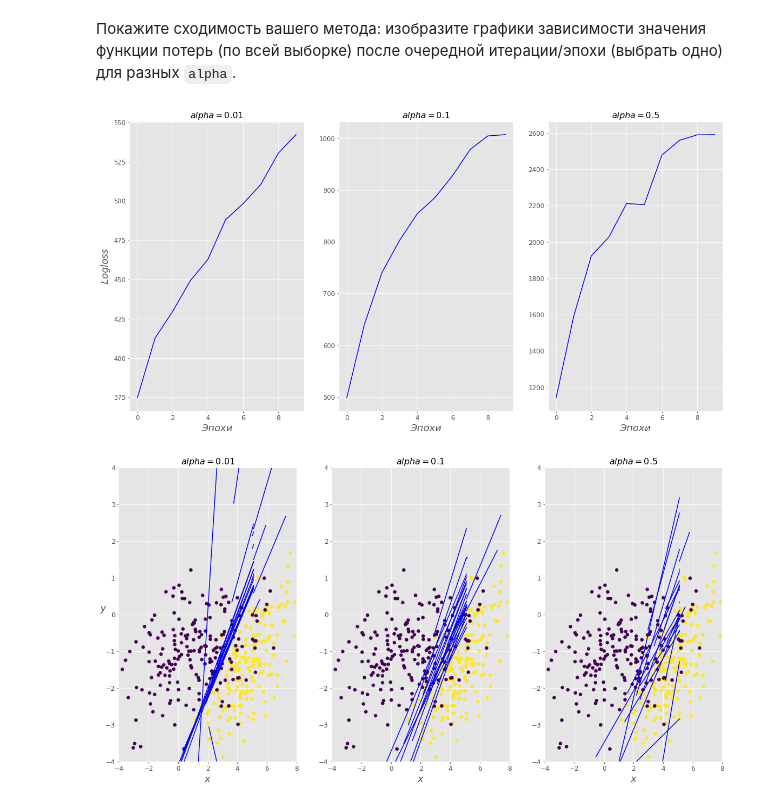
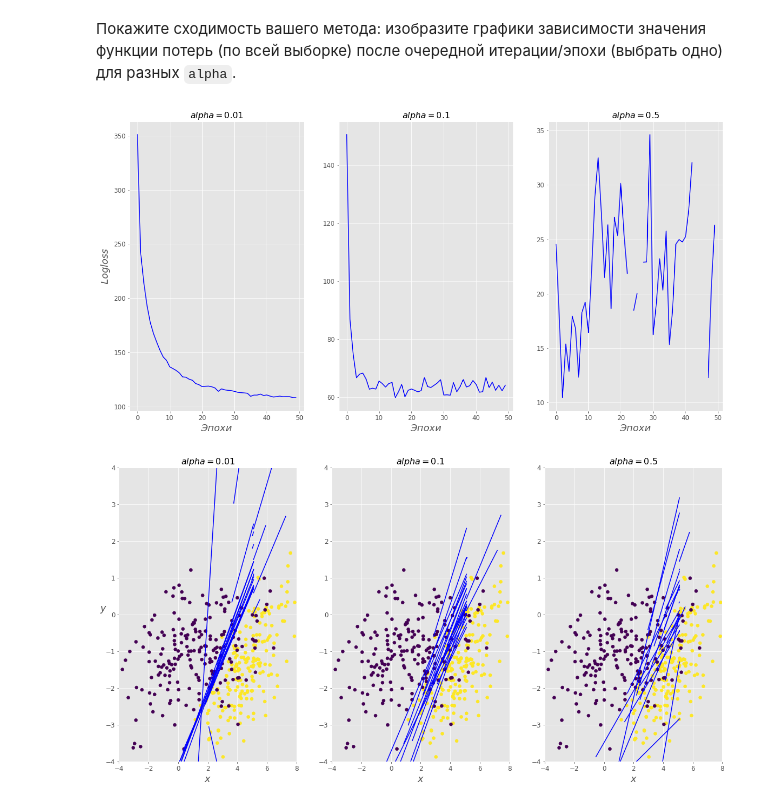
Before and after one commit to Albinamkh21/ds_hw, a Jupyter notebook: homework3_logreg.ipynb, the cells around one changed output. Saved outputs shown, nothing was run; the diff lists cells and outputs as text; code cells hidden in the pictures.

Commit message:
Logred add plots

```diff
--- a/homework3_logreg.ipynb
+++ b/homework3_logreg.ipynb
@@ -47,11 +47,11 @@ class MySGDClassifier(BaseEstimator, ClassifierMixin):
         Обучение модели
         '''
         m = len(X)
-        t0, t1 = 5., 50  # learning schedule hyperparameters
-
+        self.losses = list(); self.iterations = list()
         self.theta = np.random.randn(3,1)  # random initialization
 
         for epoch in range(self.max_epoch):
+            loss = 0
             p = np.random.permutation(m)
             for idx in p:
                 random_index = np.random.randint(m)
@@ -60,6 +60,10 @@ class MySGDClassifier(BaseEstimator, ClassifierMixin):
                 sg = 1/(1+math.exp(-np.dot(xi,self.theta)))
                 gradients = (sg - yi)*xi
                 self.theta = self.theta - self.alpha * gradients.T
+                p = 1/(1+math.exp(-np.dot(xi,self.theta)))
+                loss = loss  - (yi*np.log(p)  + (1-yi)*np.log(1-p))
+            self.losses.append(loss)
+            self.iterations.append(epoch)
 
         return self
     def partial_fit(self, X, y=None):
@@ -110,7 +114,7 @@ plt.scatter(X[:,0], X[:,1], c=y)
 add = np.ones(400).reshape(400, 1)
 X_new = np.hstack((X,add))
 # %%
-model = MySGDClassifier()
+model = MySGDClassifier(alpha=0.01)
 model.fit(X_new, y)
 model.theta
 # %% [output]
@@ -154,47 +158,30 @@ plt.plot(xx, yy, "k-")
 # %%
 def plot_gd_examples():
     plt.rcParams['axes.labelsize'] = 14
     plt.rcParams['xtick.labelsize'] = 12
     plt.rcParams['ytick.labelsize'] = 12
     theta_path_bgd = []
 
-    def plot_gradient_descent(theta, alpha, theta_path=None):
+    def plot_losses(alpha, theta_path=None):
+        model = MySGDClassifier(alpha=alpha)
+        model.fit(X_new, y)
 
-        m = len(X_new)
-        n_iterations = 10
-        loss_v = []; iterations =[]
-        for epoch in range(n_iterations):
-            loss=0
-            p = np.random.permutation(m)
-            for idx in p:
-                random_index = np.random.randint(m)
-                xi = X_new[[idx], :]
-                yi = y[idx]
-                sg = 1/(1+math.exp(-np.dot(xi,theta)))
-                gradients = (sg - yi)*xi
-                theta = theta - alpha * gradients.T
-                loss = loss + math.log1p(1+math.exp(-np.dot(xi,theta)))
-            loss_v.append(loss)
-            iterations.append(epoch)
-
-        plt.plot(iterations,loss_v, "b-")
+        plt.plot(model.iterations, model.losses, "b-")
         plt.xlabel("$Эпохи$", fontsize=18)
         plt.title(r"$alpha = {}$".format(alpha), fontsize=16)
 
-    np.random.seed(42)
-    theta = np.random.randn(3,1)
 
     plt.figure(figsize=(20,10))
-    plt.subplot(131); plot_gradient_descent(theta, alpha=0.01)
+    plt.subplot(131); plot_losses(alpha=0.01)
     plt.ylabel("$Log loss$", fontsize=18)
-    plt.subplot(132); plot_gradient_descent(theta, alpha=0.1, theta_path=theta_path_bgd)
-    plt.subplot(133); plot_gradient_descent(theta, alpha=0.5)
+    plt.subplot(132); plot_losses(alpha=0.1, theta_path=theta_path_bgd)
+    plt.subplot(133); plot_losses(alpha=0.5)
 
     plt.show()
 
 plot_gd_examples()
 # %% [output]
-[figure, old version]
+[figure, new version]
 # %%
 def plot_gd_examples():
     plt.rcParams['axes.labelsize'] = 14
```
